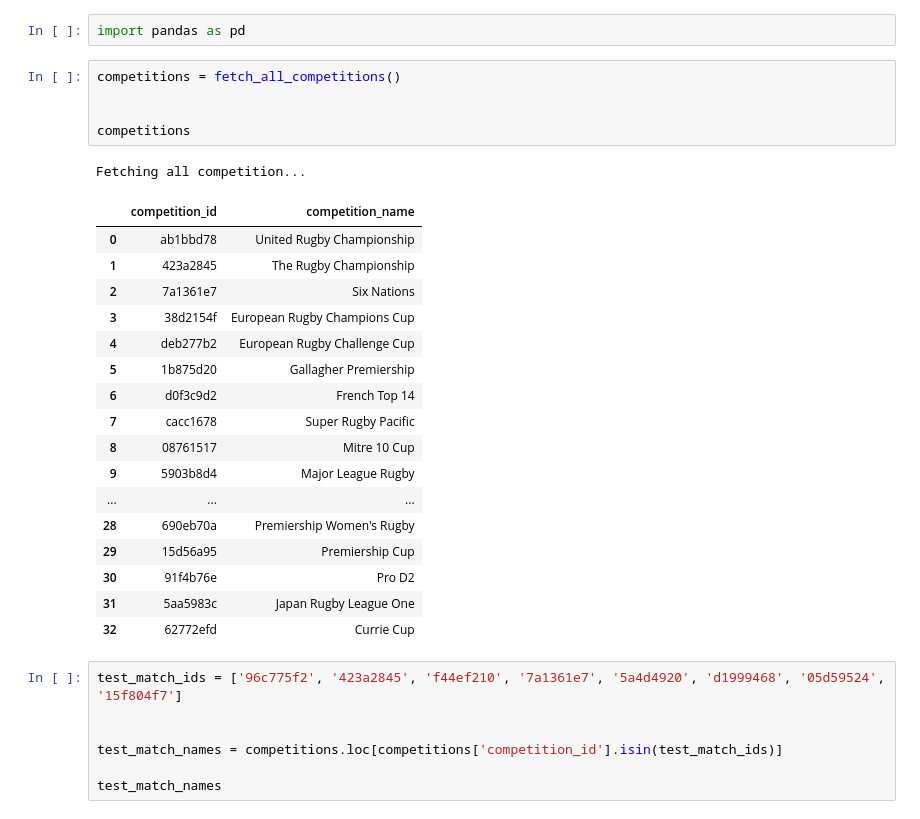
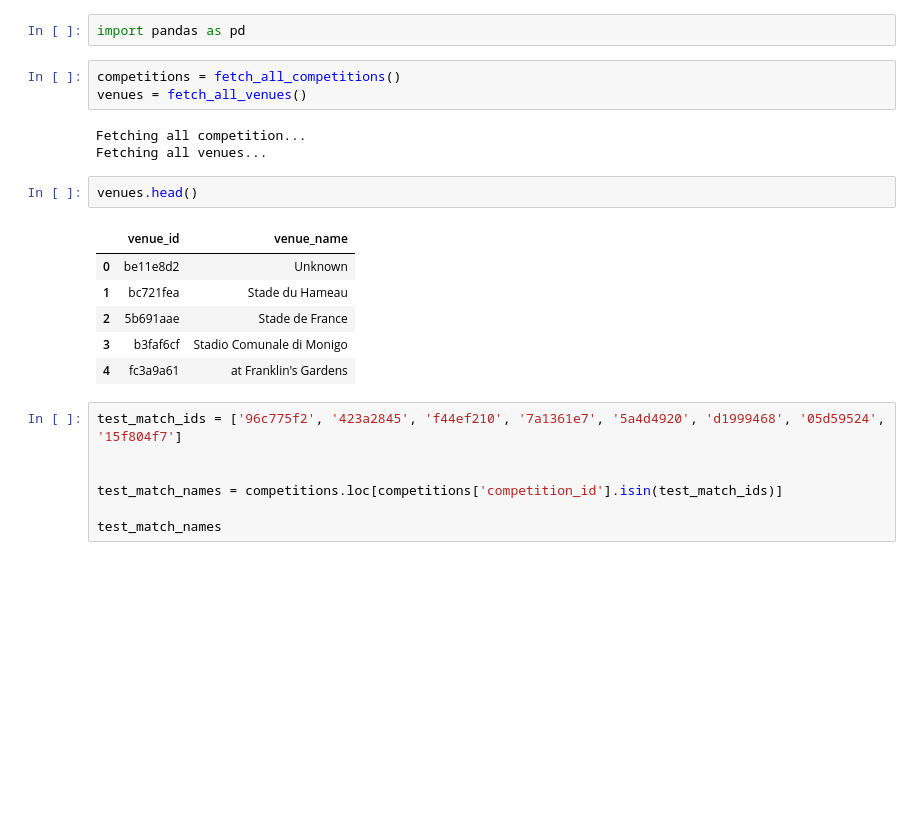
Before and after one commit to mycycler22/ghost_of_eden_park, a Jupyter notebook: rugby_experimental.ipynb, the cells around one changed output. Cells and saved outputs as stored; diff of their text form; blank space fills up the shorter version.

```diff
--- a/rugby_experimental.ipynb
+++ b/rugby_experimental.ipynb
@@ -30,28 +30,19 @@ from rugbypy.player import *
 import pandas as pd
 # %%
 competitions = fetch_all_competitions()
-
-
-competitions
+venues = fetch_all_venues()
 # %% [output]
 Fetching all competition...
+Fetching all venues...
-|  | competition_id | competition_name |
-| 0 | ab1bbd78 | United Rugby Championship |
-| 1 | 423a2845 | The Rugby Championship |
-| 2 | 7a1361e7 | Six Nations |
-| 3 | 38d2154f | European Rugby Champions Cup |
-| 4 | deb277b2 | European Rugby Challenge Cup |
-| 5 | 1b875d20 | Gallagher Premiership |
-| 6 | d0f3c9d2 | French Top 14 |
-| 7 | cacc1678 | Super Rugby Pacific |
-| 8 | 08761517 | Mitre 10 Cup |
-| 9 | 5903b8d4 | Major League Rugby |
-| ... | ... | ... |
-| 28 | 690eb70a | Premiership Women's Rugby |
-| 29 | 15d56a95 | Premiership Cup |
-| 30 | 91f4b76e | Pro D2 |
-| 31 | 5aa5983c | Japan Rugby League One |
-| 32 | 62772efd | Currie Cup |
+# %%
+venues.head()
+# %% [output]
+|  | venue_id | venue_name |
+| 0 | be11e8d2 | Unknown |
+| 1 | bc721fea | Stade du Hameau |
+| 2 | 5b691aae | Stade de France |
+| 3 | b3faf6cf | Stadio Comunale di Monigo |
+| 4 | fc3a9a61 | at Franklin's Gardens |
 # %%
 test_match_ids = ['96c775f2', '423a2845', 'f44ef210', '7a1361e7', '5a4d4920', 'd1999468', '05d59524', '15f804f7']
 
```
Also changed, not shown: parts of 3 cells of this notebook.
